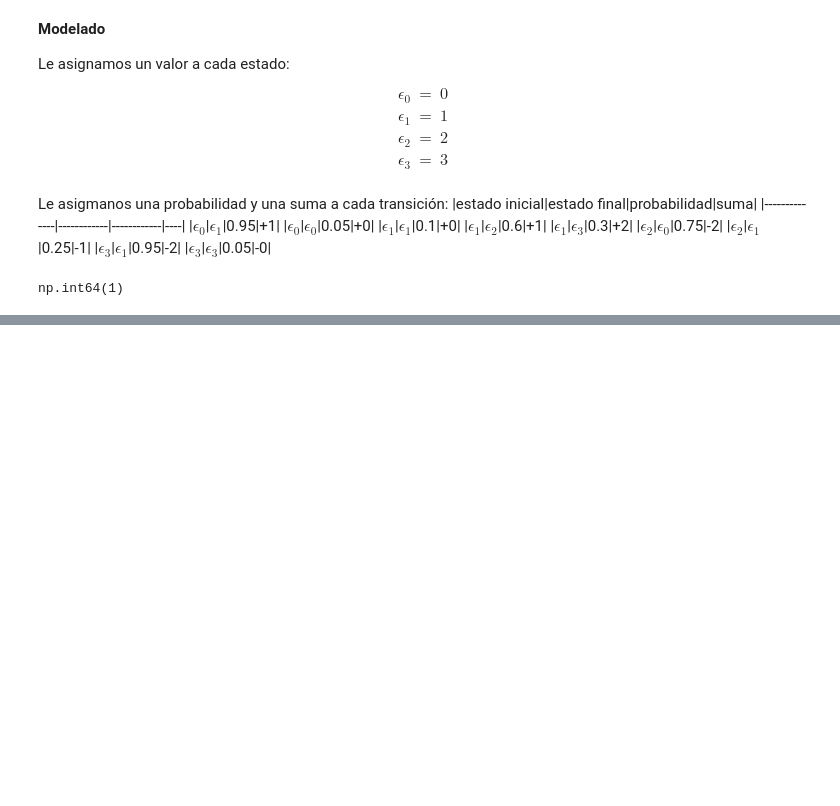
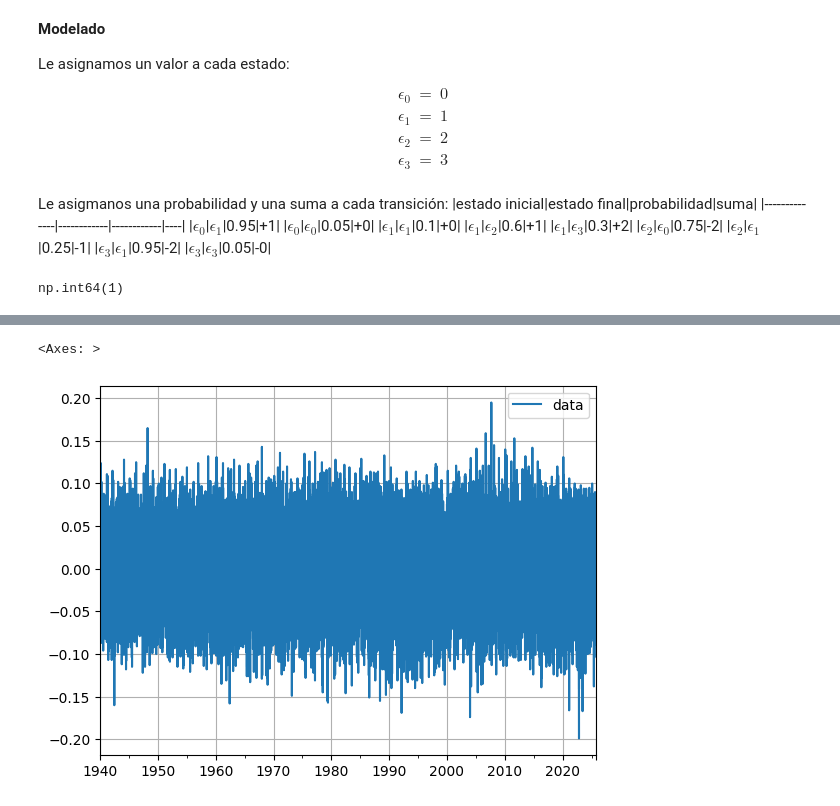
Before and after one commit to CamilaToS/Simulacion_Matematica_2025, a Jupyter notebook: NotasSEMANA10.ipynb, the cells around one changed output, grey strips where cells are left out. Cells and saved outputs as stored; diff of their text form; code cells hidden in the pictures; blank space fills up the shorter version.

```diff
--- a/NotasSEMANA10.ipynb
+++ b/NotasSEMANA10.ipynb
@@ -147,0 +218,5 @@ np.int64(1)
+# %%
+df_temps.diff().plot(grid=True)
+# %% [output]
+<Axes: >
+[figure, added]
```
Also changed, not shown: parts of 33 cells of this notebook.
